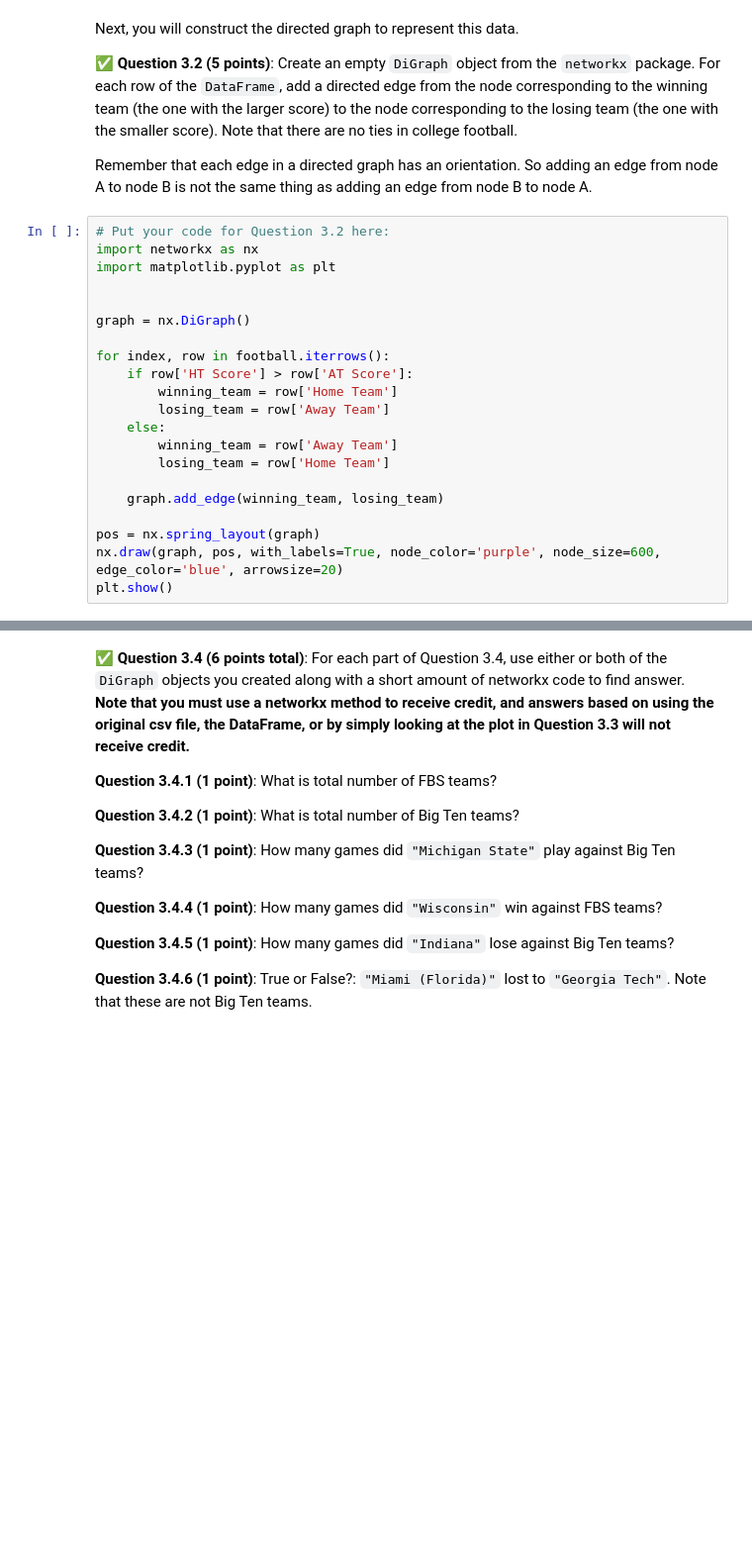
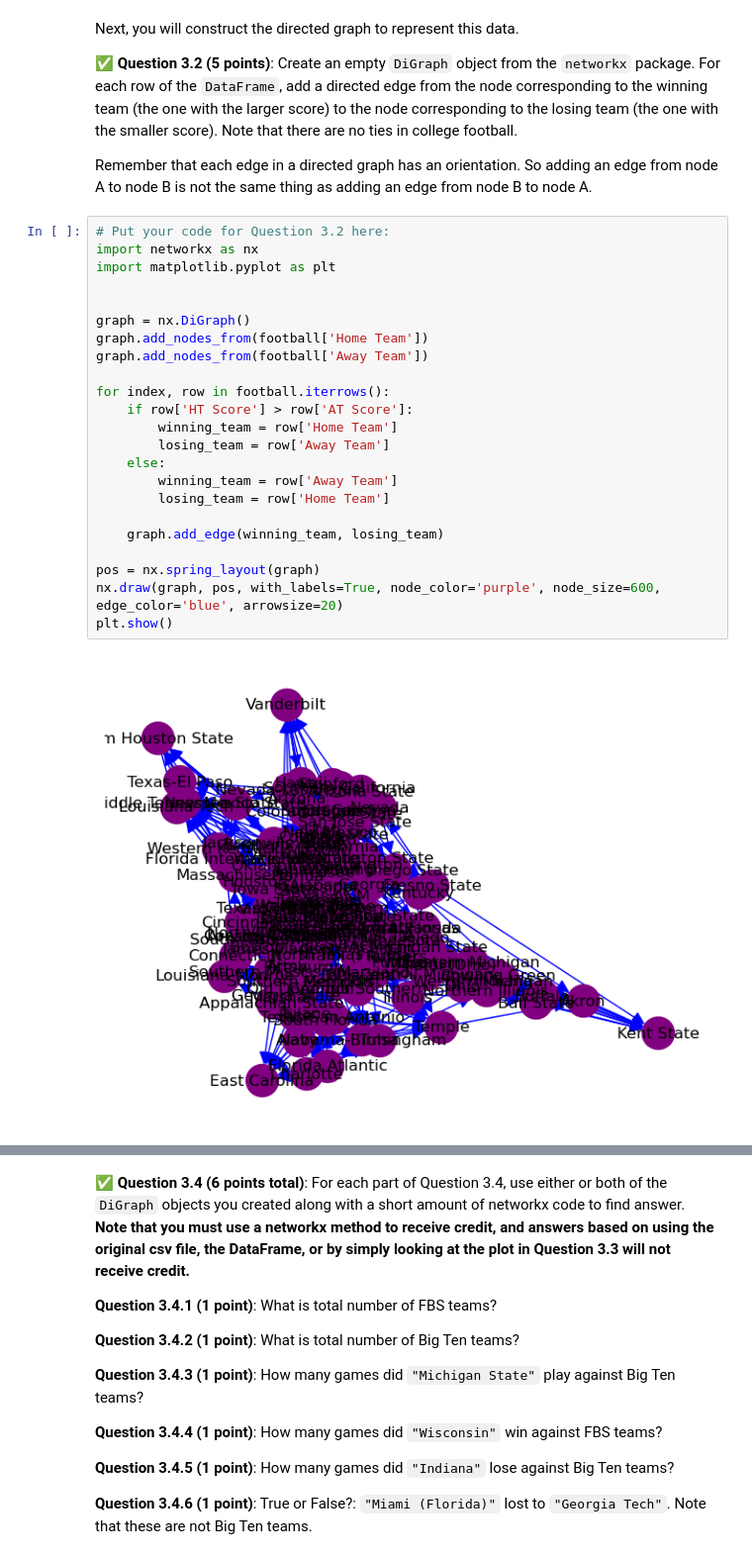
Before and after one commit to milneskylar/CMSE202-f23-turnin, a Jupyter notebook: hw-02/HW-02_ABMandGraphTheory-STUDENT.ipynb, the cells around one changed output, grey strips where cells are left out. Shown at 99% size. Cells and saved outputs as stored; diff of their text form; blank space fills up the shorter version.

```diff
--- a/hw-02/HW-02_ABMandGraphTheory-STUDENT.ipynb
+++ b/hw-02/HW-02_ABMandGraphTheory-STUDENT.ipynb
@@ -452,24 +470,28 @@ Remember that each edge in a directed graph has an orientation. So adding an edg
 # %%
 # Put your code for Question 3.2 here:
 import networkx as nx
 import matplotlib.pyplot as plt
 
 
 graph = nx.DiGraph()
+graph.add_nodes_from(football['Home Team'])
+graph.add_nodes_from(football['Away Team'])
 
 for index, row in football.iterrows():
     if row['HT Score'] > row['AT Score']:
         winning_team = row['Home Team']
         losing_team = row['Away Team']
     else:
         winning_team = row['Away Team']
         losing_team = row['Home Team']
 
     graph.add_edge(winning_team, losing_team)
 
 pos = nx.spring_layout(graph)
 nx.draw(graph, pos, with_labels=True, node_color='purple', node_size=600, edge_color='blue', arrowsize=20)
 plt.show()
+# %% [output]
+[figure, added]
 # %% [markdown]
 This graph has over 100 nodes and hundreds of edges, so it will be hard to look at the entire graph at once. But we can construct and display a small subgraph of the entire directed graph.
 
```
Also changed, not shown: parts of 14 cells of this notebook.
